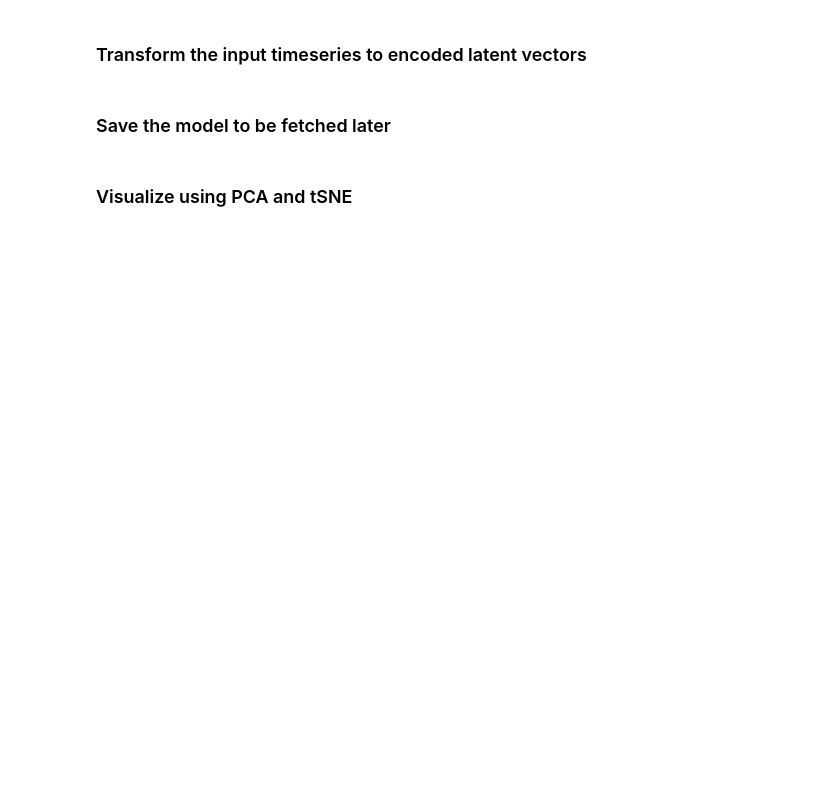
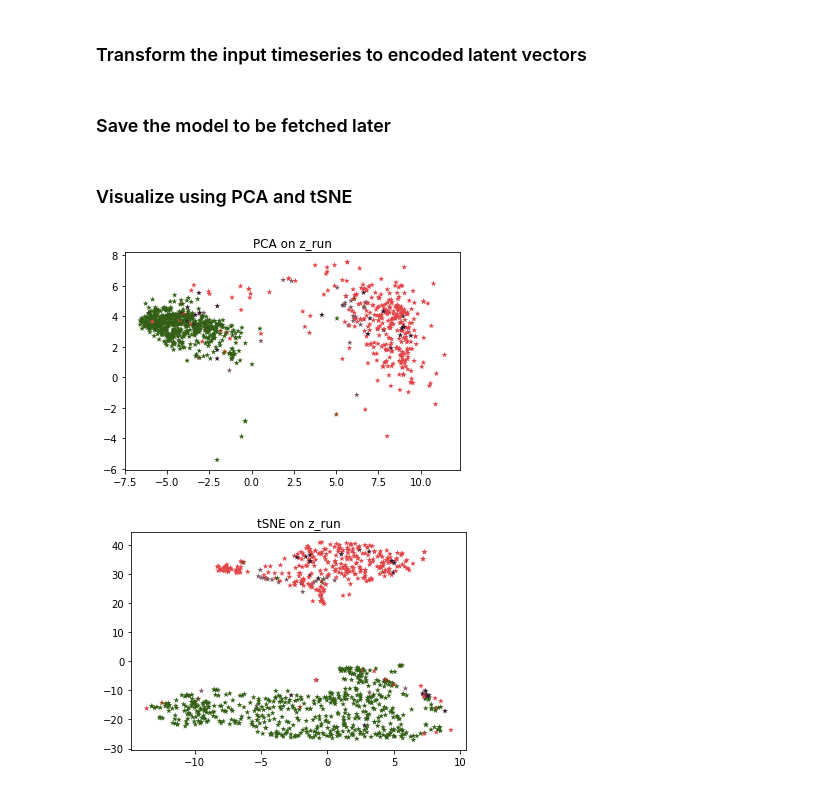
Before and after one commit to YNCao/timeseries-clustering-vae, a Jupyter notebook: Timeseries_clustering.ipynb, the cells around one changed output. Saved outputs shown, nothing was run; the diff lists cells and outputs as text; code cells hidden in the pictures; blank space fills up the shorter version.

```diff
--- a/Timeseries_clustering.ipynb
+++ b/Timeseries_clustering.ipynb
@@ -56,14 +58,14 @@ hidden_layer_depth = 1
 latent_length = 20
 batch_size = 32
 learning_rate = 5e-3
-n_epochs = 10
+n_epochs = 40
 dropout_rate = 0.2
 optimizer = 'Adam' # options: Adam, SGD
 cuda = False # options: True, False
 print_every=30
 clip = True # options: True, False
 max_grad_norm=5
-loss = 'SmoothL1Loss' # options: SmoothL1Loss, MSELoss
+loss = 'MSELoss' # options: SmoothL1Loss, MSELoss
 block = 'LSTM' # options: LSTM, GRU
 # %% [markdown]
 ### Load data and preprocess
@@ -153,8 +141,10 @@ KeyboardInterrupt:
 # %% [markdown]
 ### Transform the input timeseries to encoded latent vectors
 # %%
+vrae.load('./model_dir/vrae_ECG_40.pth')
 z_run = vrae.transform(test_dataset)
-dataset_run = vrae.transform(dataset)
+z_train = vrae.transform(train_dataset)
+# dataset_run = vrae.transform(dataset)
 
 #If the latent vectors have to be saved, pass the parameter `save`
 # z_run = vrae.transform(dataset, save = True)
@@ -168,8 +158,12 @@ vrae.save('vrae_10.pth')
 # %% [markdown]
 ### Visualize using PCA and tSNE
 # %%
-# y_val = np.ones(test_dataset.tensors[0].shape[0])
-# plot_clustering(z_run, y_val, engine='matplotlib', download = False)
-plot_clustering(dataset_run, dataset_val, engine='matplotlib', download = False)
+# yy = np.zeros(train_dataset.tensors[0].shape[0])
+plot_clustering(z_run, y_val, engine='matplotlib', download = False)
+# y_val = np.zeors(test_dataset.tensors[0].shape[0])
+# plot_clustering(dataset_run, dataset_val, engine='matplotlib', download = False)
 # If plotly to be used as rendering engine, uncomment below line
 #plot_clustering(z_run, y_val, engine='plotly', download = False)
+# %% [output]
+[figure, added]
+[figure, added]
```
Also changed, not shown: parts of 9 cells of this notebook, 2 other files.
